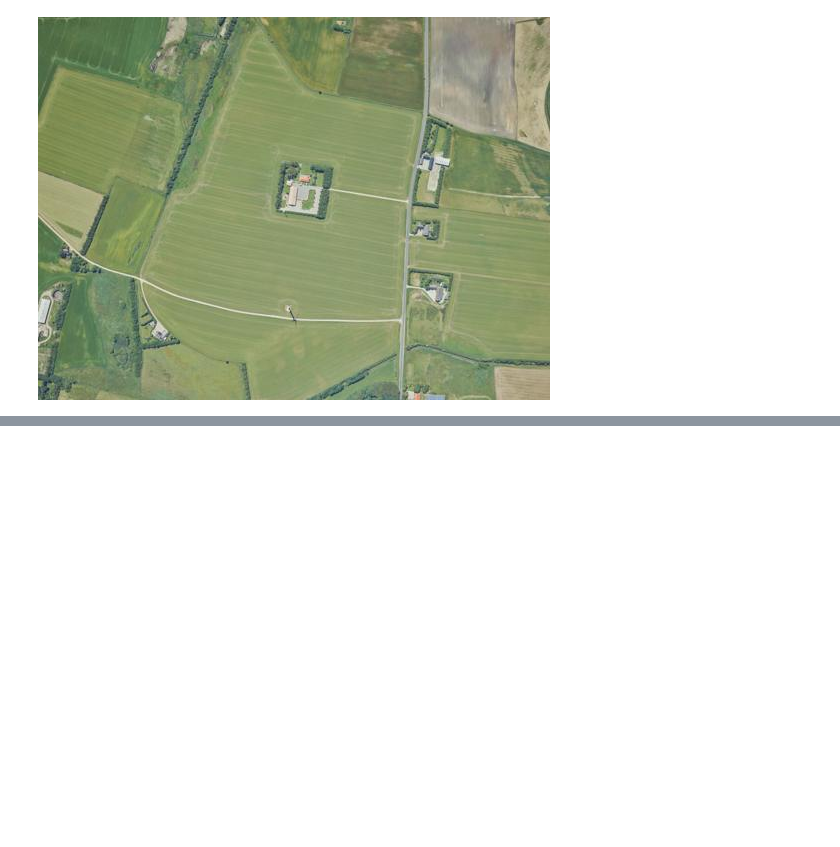
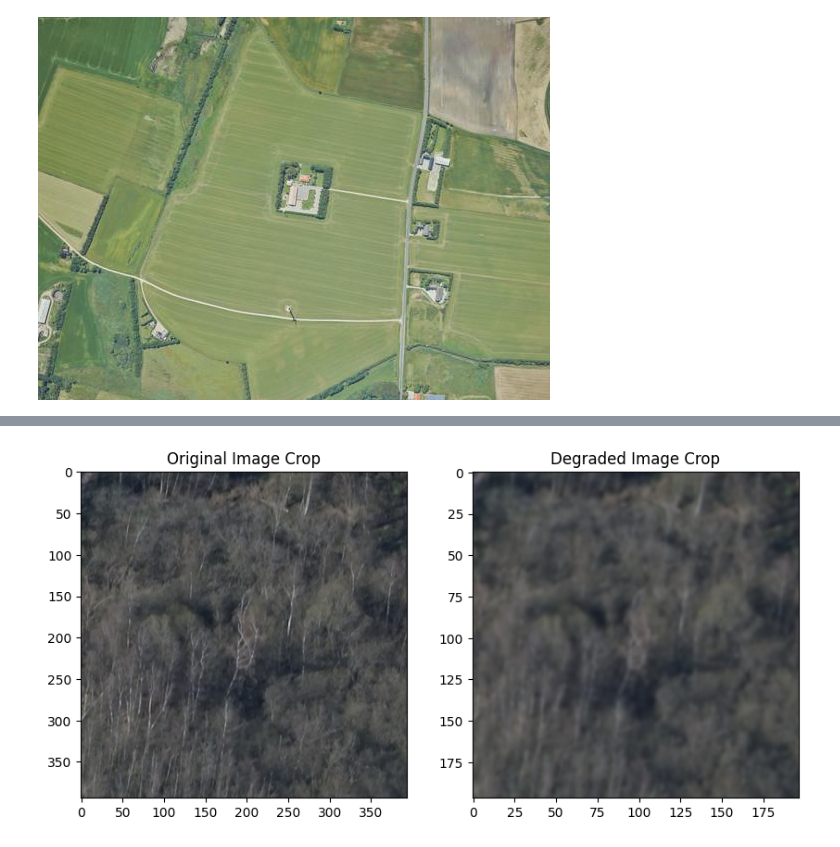
Before and after one commit to Joehans42/thesis, a Jupyter notebook: utils/data_processing.ipynb, the cells around one changed output, grey strips where cells are left out. Saved outputs shown, nothing was run; the diff lists cells and outputs as text; code cells hidden in the pictures; blank space fills up the shorter version.

```diff
--- a/utils/data_processing.ipynb
+++ b/utils/data_processing.ipynb
@@ -240,0 +237,60 @@ if (not os.path.exists('output/')):
+# %%
+from os import listdir
+from os.path import isfile, join
+import numpy as np
+from scipy.ndimage import gaussian_filter, zoom
+from PIL import Image
+
+# Load an image as a numpy array
+mypath = "../data/raw/images/"
+imgnames = sorted([f for f in listdir(mypath) if isfile(join(mypath, f))])
+image = np.array(Image.open(mypath + imgnames[3000]))
+
+# Define the standard deviation of the Gaussian kernel
+sigma = 2
+
+# Generate a Gaussian kernel using the standard deviation
+kernel_size = int(sigma * 3) * 2 + 1
+kernel = np.zeros((kernel_size, kernel_size))
+for i in range(kernel_size):
+    for j in range(kernel_size):
+        x, y = i - kernel_size//2, j - kernel_size//2
+        kernel[i, j] = np.exp(-(x**2 + y**2)/(2*sigma**2))
+kernel /= np.sum(kernel)
+
+# Convolve each color channel of the image with the Gaussian kernel
+blurred_image = np.zeros_like(image)
+for i in range(3):  # iterate over color channels
+    blurred_image[:,:,i] = gaussian_filter(image[:,:,i], sigma=sigma)
+
+# Compute the new dimensions
+height, width = image.shape[:2]
+new_height, new_width = height // 2, width // 2
+
+# Downsample the image by a factor of 2 using bicubic interpolation
+downsampled_img = zoom(blurred_image, (new_height / height, new_width / width, 1), order=3)
+
+# Add AWGN to the image
+mean = 0
+sigma = np.random.randint(1,26)/255
+noise = np.random.normal(mean, sigma, downsampled_img.shape)
+noisy_img = np.clip((downsampled_img + noise), 0, 255)
+
+# Get a random 394x394 crop from the images
+crop_size = 394
+x = np.random.randint(0, image.shape[1] - crop_size + 1)
+y = np.random.randint(0, image.shape[0] - crop_size + 1)
+x2, y2, crop_size2 = x//2, y//2, crop_size//2
+image_crop = image[y:y+crop_size, x:x+crop_size]
+degraded_image_crop = noisy_img[y2:y2+crop_size2, x2:x2+crop_size2]
+
+# Display the original and blurred images side by side
+import matplotlib.pyplot as plt
+fig, axs = plt.subplots(1, 2, figsize=(10, 5))
+axs[0].imshow(image_crop)
+axs[0].set_title('Original Image Crop')
+axs[1].imshow(degraded_image_crop/255)
+axs[1].set_title('Degraded Image Crop')
+plt.show()
+# %% [output]
+[figure, added]
```
Also changed, not shown: parts of 6 cells of this notebook.
